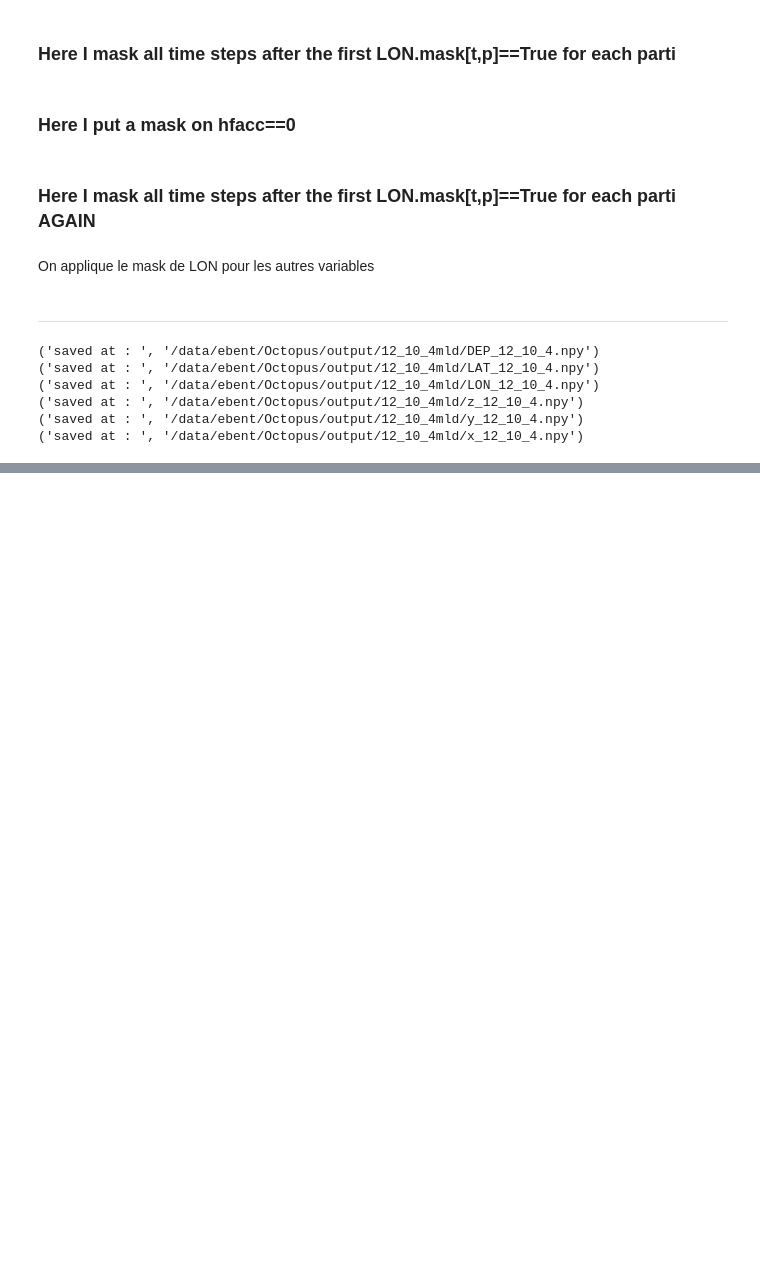
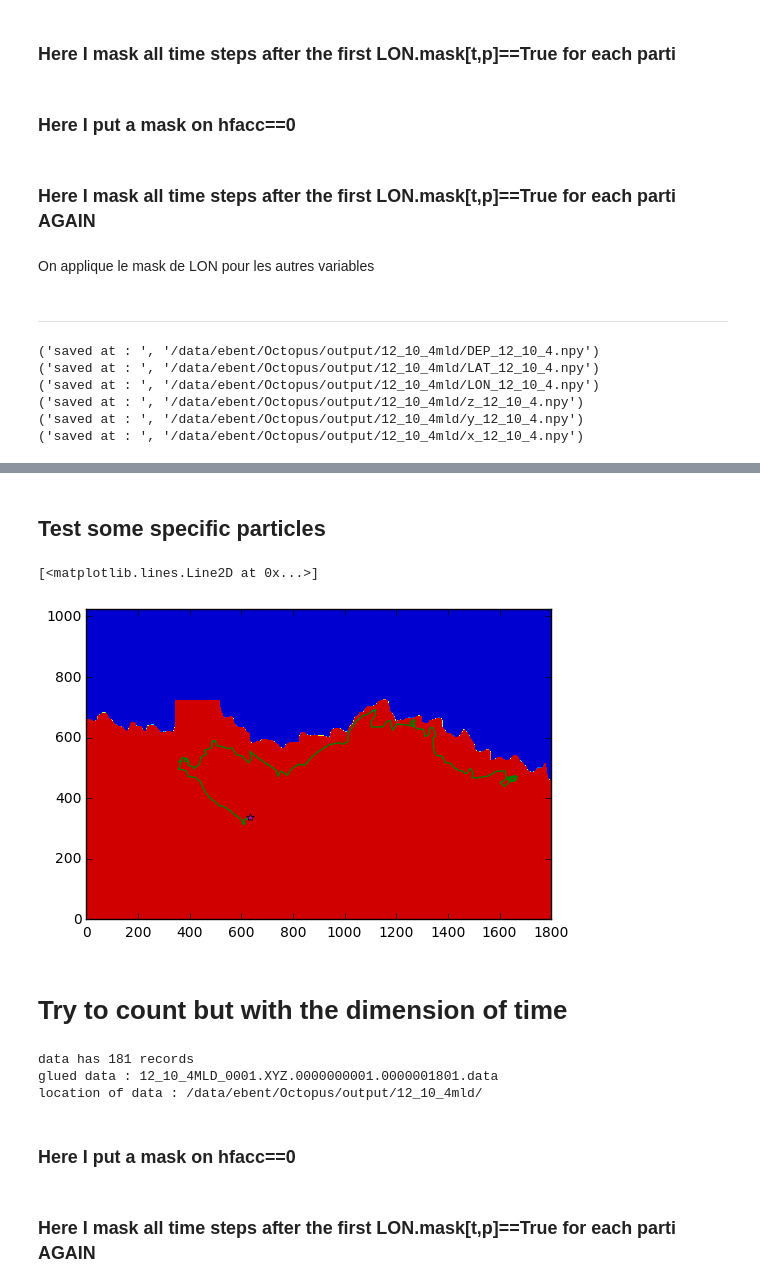
Before and after one commit to telot-em/SIO_internship, a Jupyter notebook: 12NPP_10000npts.ipynb, the cells around one changed output, grey strips where cells are left out. Drawn from its saved outputs; the diff is of its cells as text; code cells hidden in the pictures; blank space fills up the shorter version.

Commit message:
new commit while working on particle analysis

```diff
--- a/12NPP_10000npts.ipynb
+++ b/12NPP_10000npts.ipynb
@@ -390,0 +639,21 @@ pickle_save('x_12_10_4', path, x)
+# %% [markdown]
+## Test some specific particles
+# %%
+p = 9104
+plt.contourf(xc, yc, southern_front)
+plt.plot(xround[:,p],yround[:,p], '-g')
+plt.plot(xround[0,p],yround[0,p], '*m')
+#plt.plot(xround[77:,p],yround[77:,p], '.k')
+# %% [output]
+[<matplotlib.lines.Line2D at 0x...>]
+[figure, added]
+# %% [markdown]
+# Try to count but with the dimension of time
+# %%
+run /home/ebent/Octopus/Octopus-master/scripts/p_xy.py
+# %% [output]
+data has 181 records
+glued data : 12_10_4MLD_0001.XYZ.0000000001.0000001801.data
+location of data : /data/ebent/Octopus/output/12_10_4mld/
+# %% [markdown]
+### Here I put a mask on hfacc==0
@@ -390,0 +668,2 @@ pickle_save('x_12_10_4', path, x)
+# %% [markdown]
+### Here I mask all time steps after the first LON.mask[t,p]==True for each parti AGAIN
```
Also changed, not shown: parts of 53 cells of this notebook.
